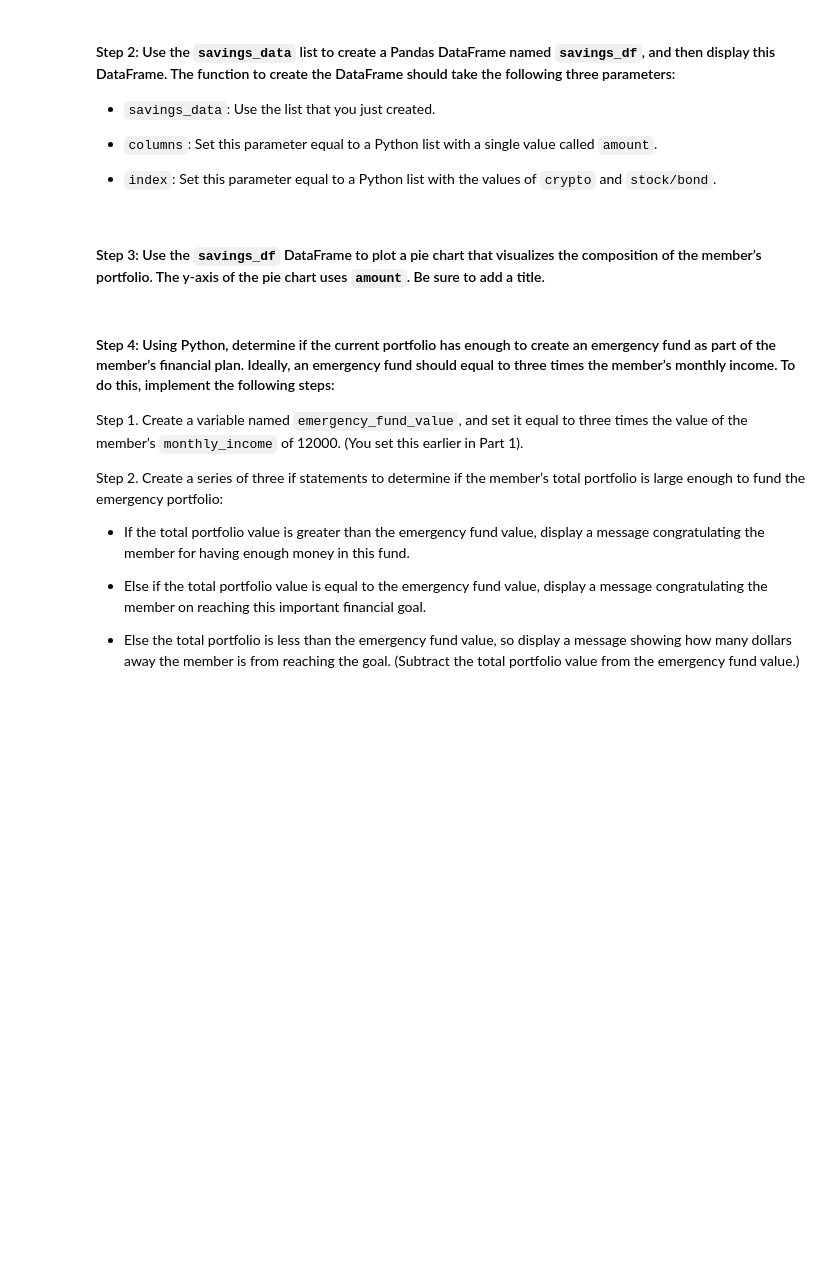
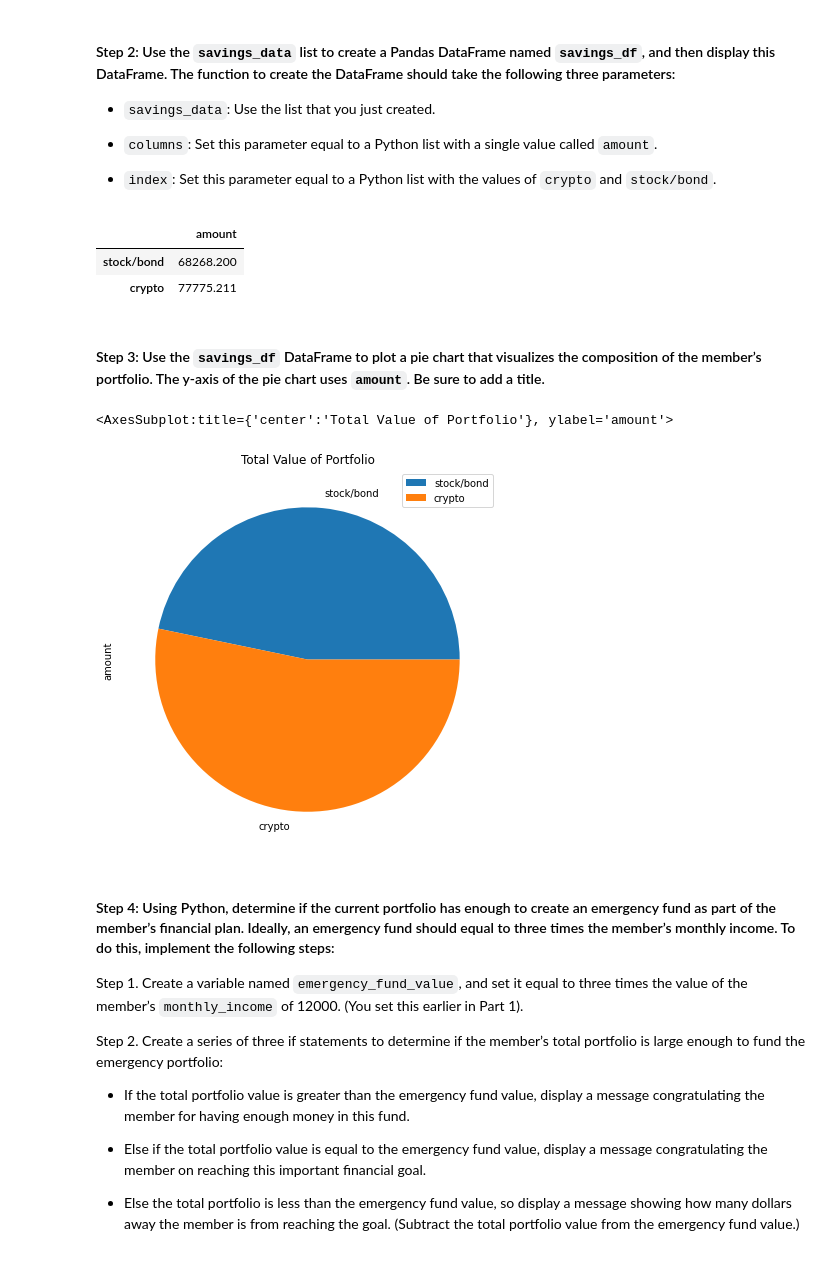
Before and after one commit to talibkateeb/Financial-Planner, a Jupyter notebook: financial_planning_tools.ipynb, the cells around one changed output. Saved outputs shown, nothing was run; the diff lists cells and outputs as text; code cells hidden in the pictures; blank space fills up the shorter version.

```diff
--- a/financial_planning_tools.ipynb
+++ b/financial_planning_tools.ipynb
@@ -201,6 +263,6 @@ agg_value = # YOUR CODE HERE
 # %%
 # Calculate the current value of the stock portion of the portfolio
-spy_value = # YOUR CODE HERE
+spy_value = spy_shares * spy_close_price
 
 # Print the current value of the stock portfolio
-# YOUR CODE HERE
+print(f"The current value of the stocks portion of the portfolio is ${spy_value:0.2f}")
@@ -207,6 +271,6 @@ spy_value = # YOUR CODE HERE
 # %%
 # Calculate the total value of the stock and bond portion of the portfolio
-total_stocks_bonds = # YOUR CODE HERE
+total_stocks_bonds = spy_value + agg_value
 
 # Print the current balance of the stock and bond portion of the portfolio
-# YOUR CODE HERE
+print(f"The current value of the stocks and bonds portion of the portfolio is ${total_stocks_bonds:0.2f}")
@@ -249,7 +318,7 @@ In this section, you’ll use the valuations for the cryptocurrency wallet and f
 #### Step 1: Create a Python list named `savings_data` that has two elements. The first element contains the total value of the cryptocurrency wallet. The second element contains the total value of the stock and bond portions of the portfolio.
 # %%
 # Consolidate financial assets data into a Python list
-# YOUR CODE HERE
+savings_data = [total_stocks_bonds, total_crypto_wallet]
 
 # Review the Python list savings_data
-# YOUR CODE HERE
+savings_data
@@ -263,15 +334,23 @@ In this section, you’ll use the valuations for the cryptocurrency wallet and f
 - `index`: Set this parameter equal to a Python list with the values of `crypto` and `stock/bond`.
 # %%
 # Create a Pandas DataFrame called savings_df
-# YOUR CODE HERE
+savings_df = pd.DataFrame(savings_data, columns=['amount'], index=['stock/bond', 'crypto'])
+
 
 # Display the savings_df DataFrame
-# YOUR CODE HERE
+savings_df
+# %% [output]
+|  | amount |
+| stock/bond | 68268.200 |
+| crypto | 77775.211 |
 # %% [markdown]
 #### Step 3: Use the `savings_df` DataFrame to plot a pie chart that visualizes the composition of the member’s portfolio. The y-axis of the pie chart uses `amount`. Be sure to add a title.
 # %%
 # Plot the total value of the member's portfolio (crypto and stock/bond) in a pie chart
-# YOUR CODE HERE
+savings_df.plot.pie(title="Total Value of Portfolio", figsize=(7,7), y='amount')
+# %% [output]
+<AxesSubplot:title={'center':'Total Value of Portfolio'}, ylabel='amount'>
+[figure, added]
 # %% [markdown]
 #### Step 4: Using Python, determine if the current portfolio has enough to create an emergency fund as part of the member’s financial plan. Ideally, an emergency fund should equal to three times the member’s monthly income. To do this, implement the following steps:
 
```
Also changed, not shown: parts of 40 cells of this notebook, 2 other files.
